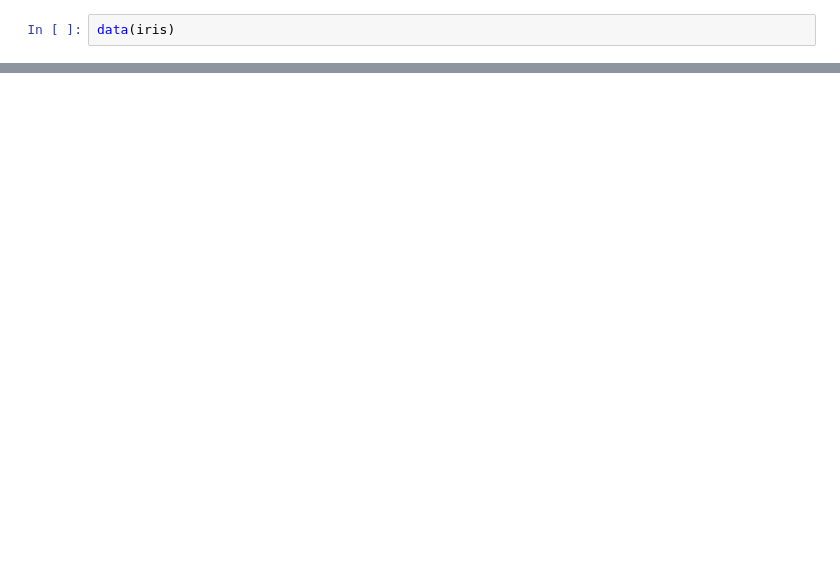
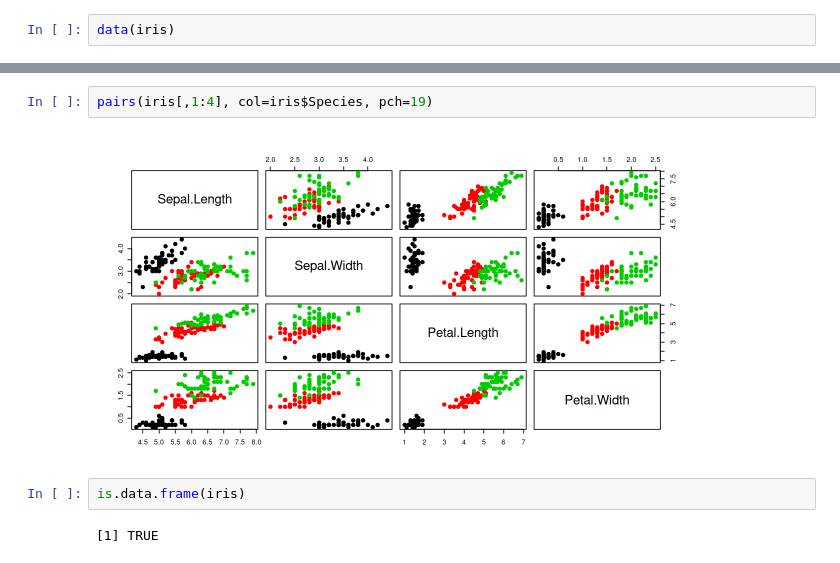
Before and after one commit to Greg-Hallenbeck/easy.mlp, a Jupyter notebook: Examples.ipynb, the cells around one changed output, grey strips where cells are left out. Cells and saved outputs as stored; diff of their text form; blank space fills up the shorter version.

```diff
--- a/Examples.ipynb
+++ b/Examples.ipynb
@@ -37,0 +32,8 @@ character(0)
+# %%
+pairs(iris[,1:4], col=iris$Species, pch=19)
+# %% [output]
+[figure, added]
+# %%
+is.data.frame(iris)
+# %% [output]
+[1] TRUE
```
Also changed, not shown: parts of 9 cells of this notebook, 12 other files.
